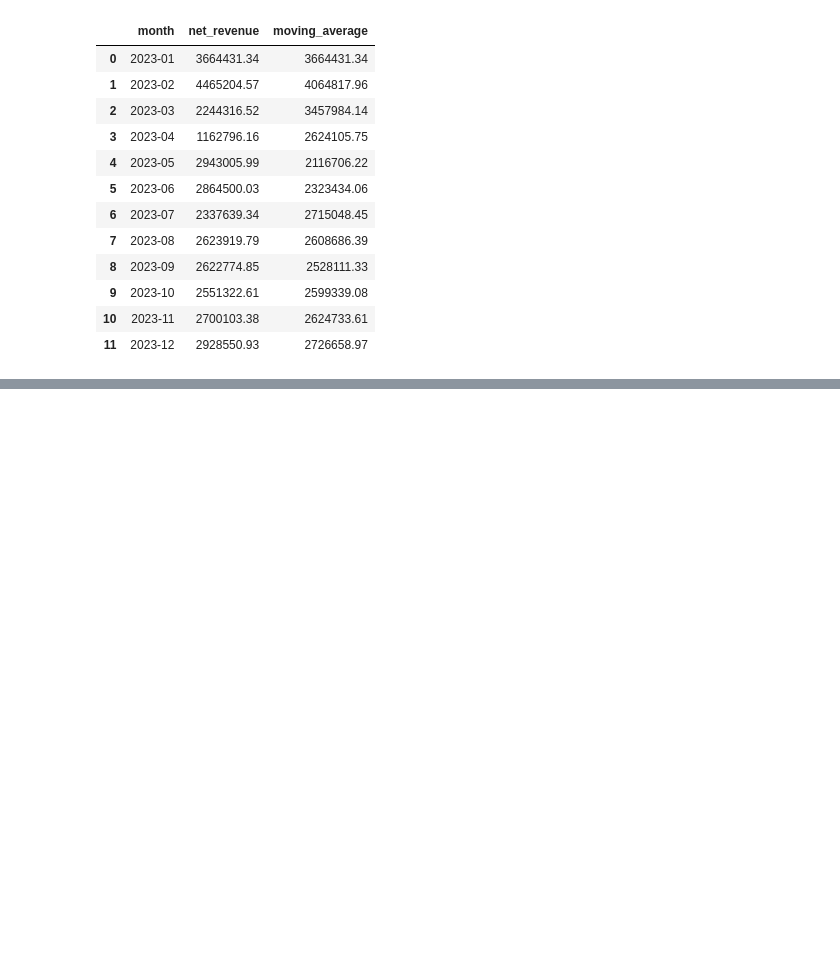
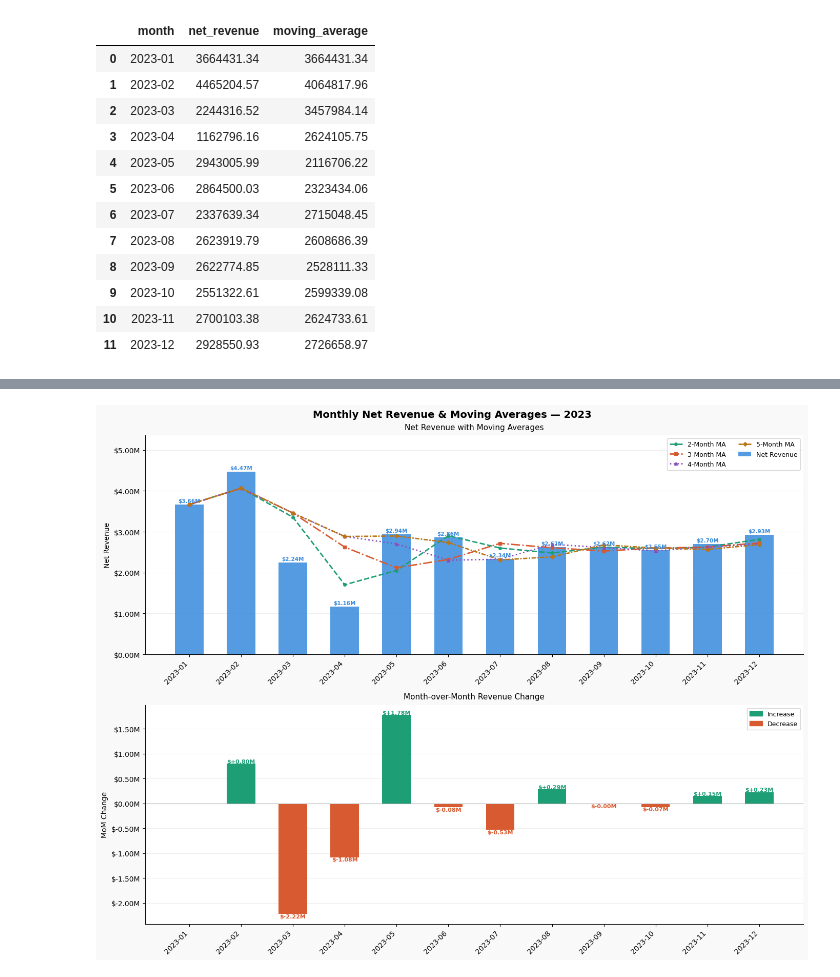
Before and after one commit to bonsoul/Data_Engineering101, a Jupyter notebook: frameclauses.ipynb, the cells around one changed output, grey strips where cells are left out. Saved outputs shown, nothing was run; the diff lists cells and outputs as text; code cells hidden in the pictures; blank space fills up the shorter version.

```diff
--- a/frameclauses.ipynb
+++ b/frameclauses.ipynb
@@ -104,0 +123,81 @@ ORDER BY month;
+# %%
+import matplotlib.pyplot as plt
+import matplotlib.ticker as mticker
+import numpy as np
+
+months = [
+    '2023-01','2023-02','2023-03','2023-04','2023-05','2023-06',
+    '2023-07','2023-08','2023-09','2023-10','2023-11','2023-12'
+]
+
+net_revenue        = [3664431, 4465205, 2244317, 1162796, 2943006, 2864500,
+                      2337639, 2623920, 2622775, 2551323, 2700103, 2928551]
+ma_2month          = [3664431, 4064818, 3354760, 1703556, 2052901, 2903753,
+                      2601070, 2480780, 2623347, 2587049, 2625713, 2814327]
+ma_3month          = [3664431, 4064818, 3457984, 2624106, 2116706, 2323434,
+                      2715048, 2608686, 2528111, 2599339, 2624734, 2726659]
+ma_4month          = [3664431, 4064818, 3457984, 2884187, 2703831, 2303655,
+                      2326985, 2692266, 2612209, 2533914, 2624530, 2700688]
+ma_5month          = [3664431, 4064818, 3457984, 2884187, 2895951, 2735965,
+                      2310452, 2386372, 2678368, 2600031, 2567152, 2685334]
+
+x = np.arange(len(months))
+
+fig, (ax1, ax2) = plt.subplots(2, 1, figsize=(14, 11), facecolor='#f9f9f9')
+fig.suptitle('Monthly Net Revenue & Moving Averages — 2023', fontsize=14, fontweight='bold', y=0.98)
+
+fmt = mticker.FuncFormatter(lambda v, _: f'${v/1e6:.2f}M')
+
+# ── Chart 1: Bar + moving average lines ─────────────────────────────────────
+ax1.set_facecolor('white')
+ax1.bar(x, net_revenue, color='#378ADD', width=0.55, label='Net Revenue', zorder=2, alpha=0.85)
+ax1.plot(x, ma_2month, color='#1D9E75', linewidth=2,   linestyle='--',  marker='o', markersize=4, label='2-Month MA')
+ax1.plot(x, ma_3month, color='#D85A30', linewidth=2,   linestyle='-.',  marker='s', markersize=4, label='3-Month MA')
+ax1.plot(x, ma_4month, color='#8A4FBF', linewidth=2,   linestyle=':',   marker='^', markersize=4, label='4-Month MA')
+ax1.plot(x, ma_5month, color='#BA7517', linewidth=2,   linestyle=(0,(3,1,1,1)), marker='D', markersize=4, label='5-Month MA')
+
+ax1.set_xticks(x); ax1.set_xticklabels(months, rotation=45, ha='right')
+ax1.set_ylabel('Net Revenue', fontsize=10)
+ax1.set_title('Net Revenue with Moving Averages', fontsize=11, pad=8)
+ax1.yaxis.set_major_formatter(fmt)
+ax1.set_ylim(0, max(net_revenue) * 1.2)
+ax1.grid(axis='y', color='#eeeeee', zorder=0)
+ax1.spines[['top', 'right']].set_visible(False)
+ax1.legend(fontsize=9, loc='upper right', ncol=2)
+
+# value labels on bars
+for i, val in enumerate(net_revenue):
+    ax1.text(i, val + 50000, f'${val/1e6:.2f}M', ha='center', fontsize=7.5,
+             color='#378ADD', fontweight='bold')
+
+# ── Chart 2: MoM absolute change ─────────────────────────────────────────────
+ax2.set_facecolor('white')
+mom_change = [0] + [net_revenue[i] - net_revenue[i-1] for i in range(1, len(net_revenue))]
+bar_colors = ['#1D9E75' if v >= 0 else '#D85A30' for v in mom_change]
+bars = ax2.bar(x, mom_change, color=bar_colors, width=0.55, zorder=2)
+
+for bar, val in zip(bars, mom_change):
+    if val == 0:
+        continue
+    ypos = bar.get_height() + 15000 if val >= 0 else bar.get_height() - 80000
+    ax2.text(bar.get_x() + bar.get_width() / 2, ypos,
+             f'${val/1e6:+.2f}M', ha='center', fontsize=8, fontweight='bold',
+             color='#1D9E75' if val >= 0 else '#D85A30')
+
+ax2.axhline(0, color='#aaaaaa', linewidth=0.8)
+ax2.set_xticks(x); ax2.set_xticklabels(months, rotation=45, ha='right')
+ax2.set_ylabel('MoM Change', fontsize=10)
+ax2.set_title('Month-over-Month Revenue Change', fontsize=11, pad=8)
+ax2.yaxis.set_major_formatter(fmt)
+ax2.grid(axis='y', color='#eeeeee', zorder=0)
+ax2.spines[['top', 'right']].set_visible(False)
+
+from matplotlib.patches import Patch
+ax2.legend(handles=[Patch(color='#1D9E75', label='Increase'),
+                    Patch(color='#D85A30', label='Decrease')],
+           fontsize=9, loc='upper right')
+
+plt.tight_layout()
+plt.show()
+# %% [output]
+[figure, added]
```
Also changed, not shown: parts of 2 cells of this notebook.
